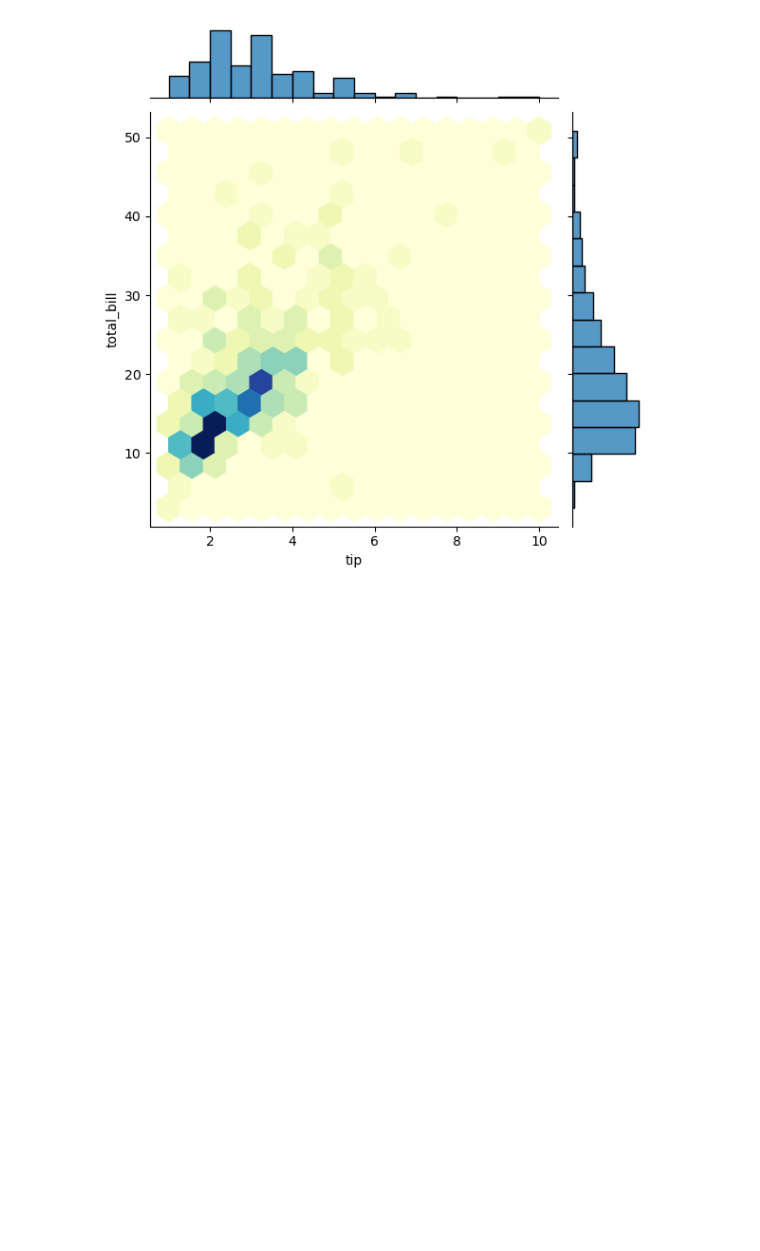
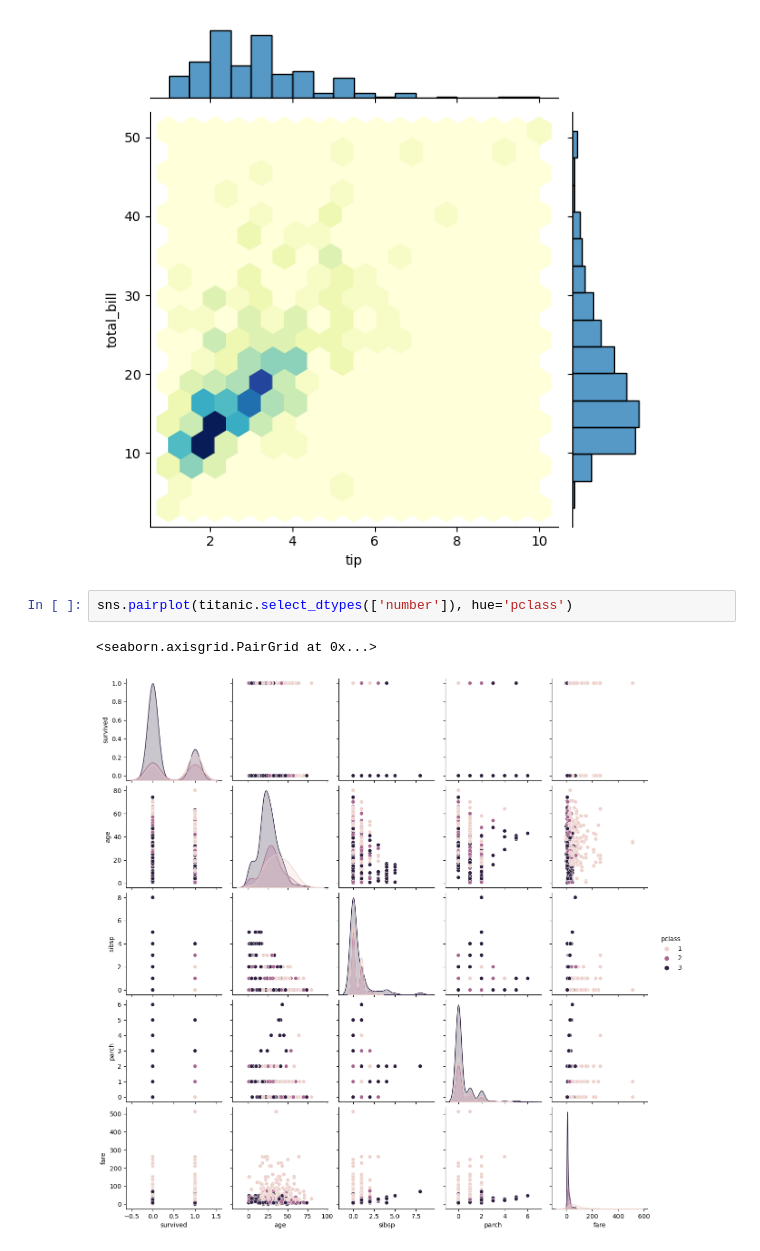
Before and after one commit to hamzacyberpatcher/seaborn-tutorial, a Jupyter notebook: seaborn.ipynb, the cells around one changed output. Cells and saved outputs as stored; diff of their text form; blank space fills up the shorter version.

```diff
--- a/seaborn.ipynb
+++ b/seaborn.ipynb
@@ -91,3 +91,8 @@ sns.jointplot(x='tip', y='total_bill',data=tips, kind='hex', cmap='YlGnBu')
 # %% [output]
 <seaborn.axisgrid.JointGrid at 0x...>
 [figure]
+# %%
+sns.pairplot(titanic.select_dtypes(['number']), hue='pclass')
+# %% [output]
+<seaborn.axisgrid.PairGrid at 0x...>
+[figure, added]
```
Also changed, not shown: parts of 1 cell of this notebook.
